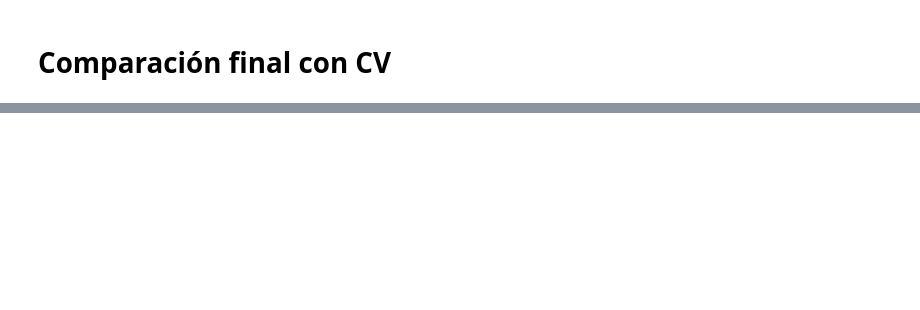
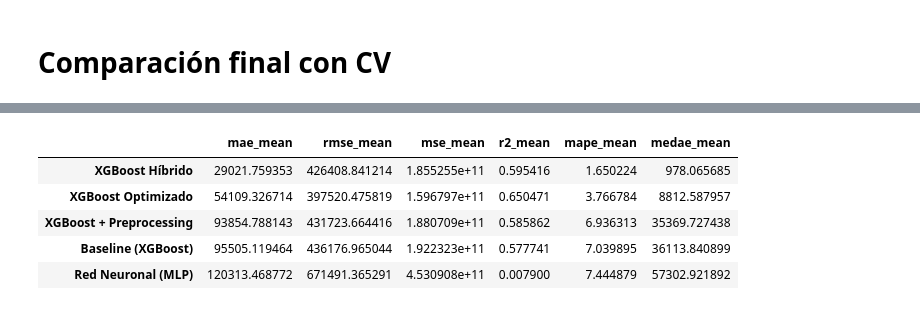
Before and after one commit to gonzabaleta/alquileres, a Jupyter notebook: notebooks/11-modelo-hibrido.ipynb, the cells around one changed output, grey strips where cells are left out. Saved outputs shown, nothing was run; the diff lists cells and outputs as text; code cells hidden in the pictures; blank space fills up the shorter version.

```diff
--- a/notebooks/11-modelo-hibrido.ipynb
+++ b/notebooks/11-modelo-hibrido.ipynb
@@ -90 +107,10 @@ Entrenando Modelo Híbrido...
+# %%
+results[["mae_mean", "rmse_mean", "mse_mean", "r2_mean", "mape_mean", "medae_mean"]]
+# %% [output]
+|  | mae_mean | rmse_mean | mse_mean | r2_mean | mape_mean | medae_mean |
+| XGBoost Híbrido | 29021.759353 | 426408.841214 | 1.855255e+11 | 0.595416 | 1.650224 | 978.065685 |
+| XGBoost Optimizado | 54109.326714 | 397520.475819 | 1.596797e+11 | 0.650471 | 3.766784 | 8812.587957 |
+| XGBoost + Preprocessing | 93854.788143 | 431723.664416 | 1.880709e+11 | 0.585862 | 6.936313 | 35369.727438 |
+| Baseline (XGBoost) | 95505.119464 | 436176.965044 | 1.922323e+11 | 0.577741 | 7.039895 | 36113.840899 |
+| Red Neuronal (MLP) | 120313.468772 | 671491.365291 | 4.530908e+11 | 0.007900 | 7.444879 | 57302.921892 |
 # %%
```
Also changed, not shown: parts of 9 cells of this notebook, 10 other files.
